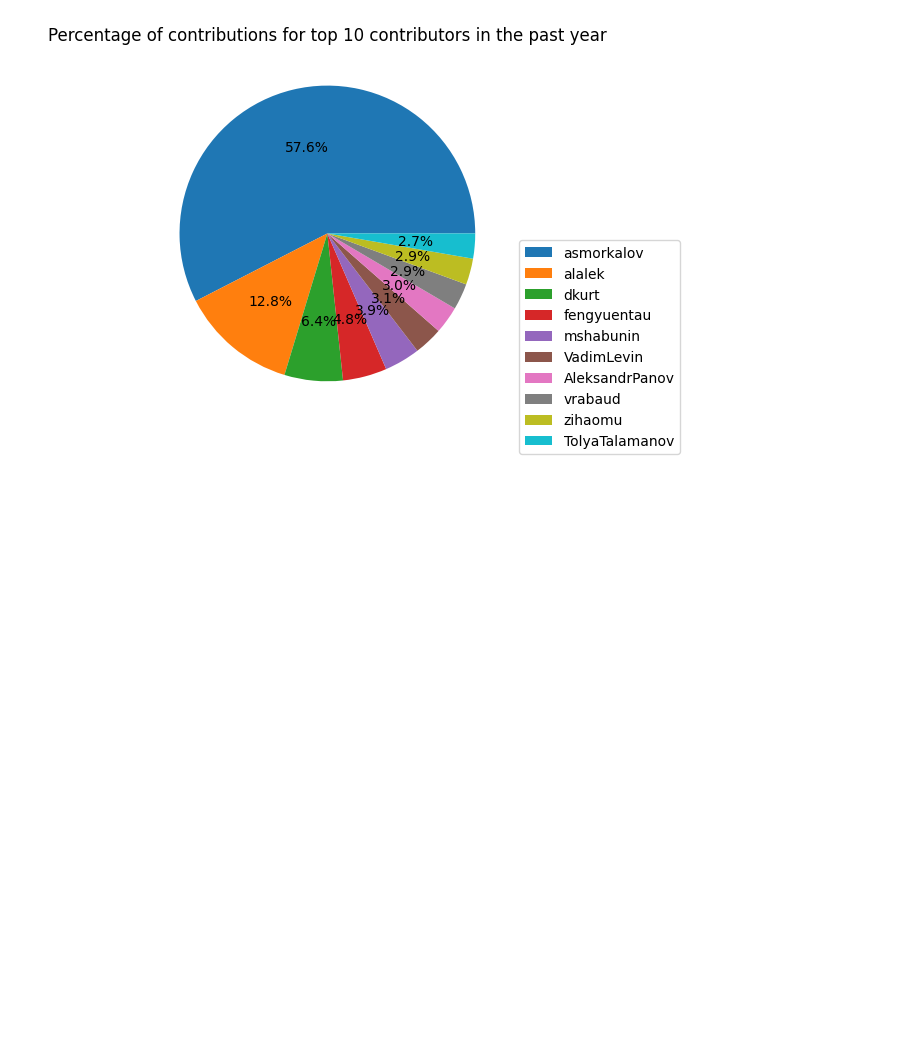
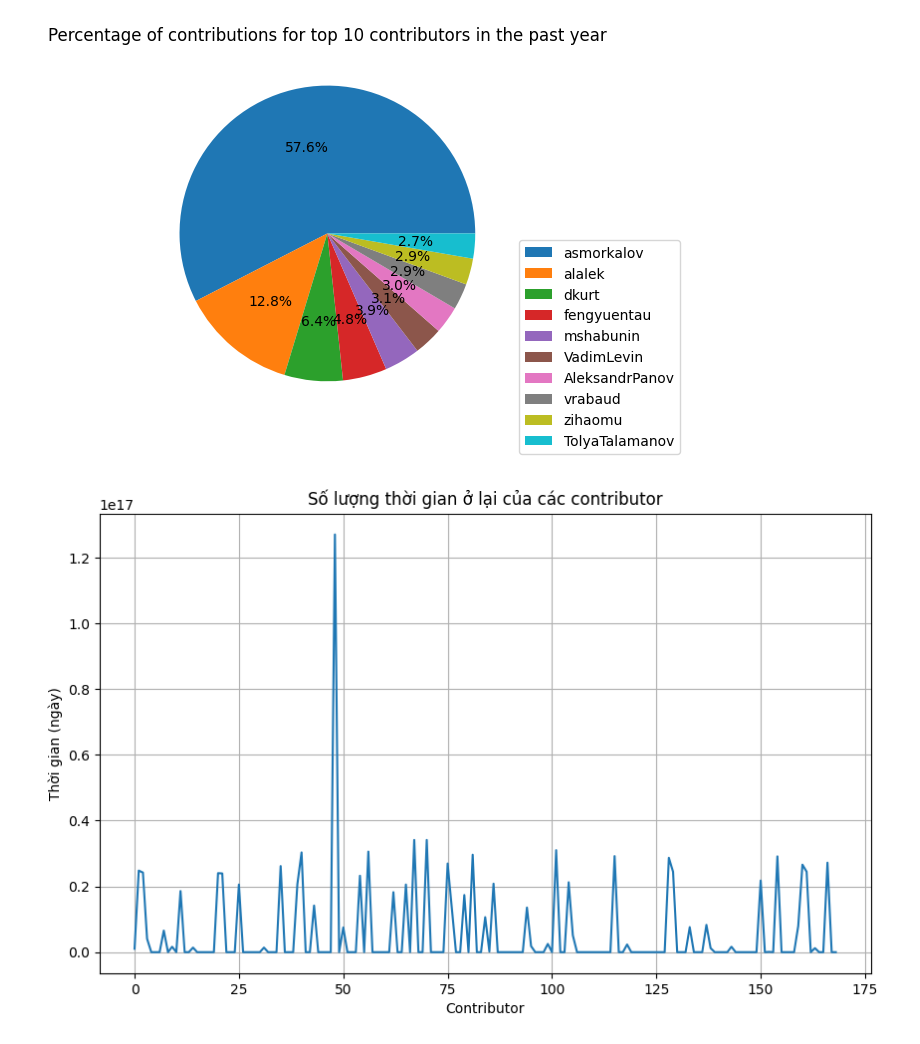
Before and after one commit to Quang10A3ChuyenBo/BTL, a Jupyter notebook: BTL/contributer.ipynb, the cells around one changed output. Saved outputs shown, nothing was run; the diff lists cells and outputs as text; code cells hidden in the pictures; blank space fills up the shorter version.

```diff
--- a/BTL/contributer.ipynb
+++ b/BTL/contributer.ipynb
@@ -54,3 +54,23 @@ contributor_work_period['Work Period'] = contributor_work_period['First Commit']
 # %%
 # Xuất DataFrame ra file CSV
 contributor_work_period.to_csv('contributor_work_period.csv')
+# %%
+import pandas as pd
+import matplotlib.pyplot as plt
+
+# Đọc dữ liệu từ file contributor_work_period.csv
+df = pd.read_csv('contributor_work_period.csv')
+
+# Tính toán thời gian ở lại của mỗi contributor
+df['Work Period'] = pd.to_datetime(df['Last Commit']) - pd.to_datetime(df['First Commit'])
+
+# Vẽ biểu đồ đường
+plt.figure(figsize=(10, 6))
+df['Work Period'].plot(kind='line')
+plt.title('Số lượng thời gian ở lại của các contributor')
+plt.xlabel('Contributor')
+plt.ylabel('Thời gian (ngày)')
+plt.grid()
+plt.show()
+# %% [output]
+[figure, added]
```
Also changed, not shown: parts of 2 cells of this notebook, 4 other files.
